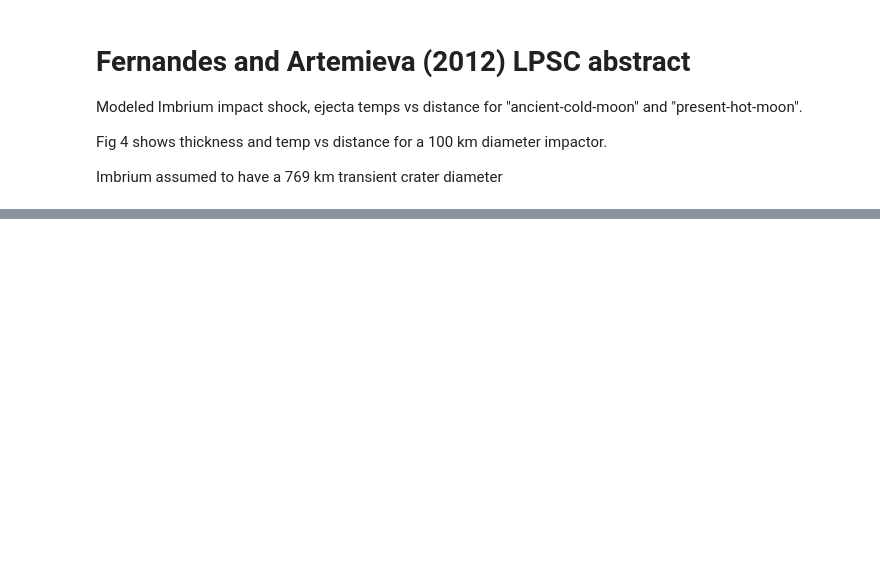
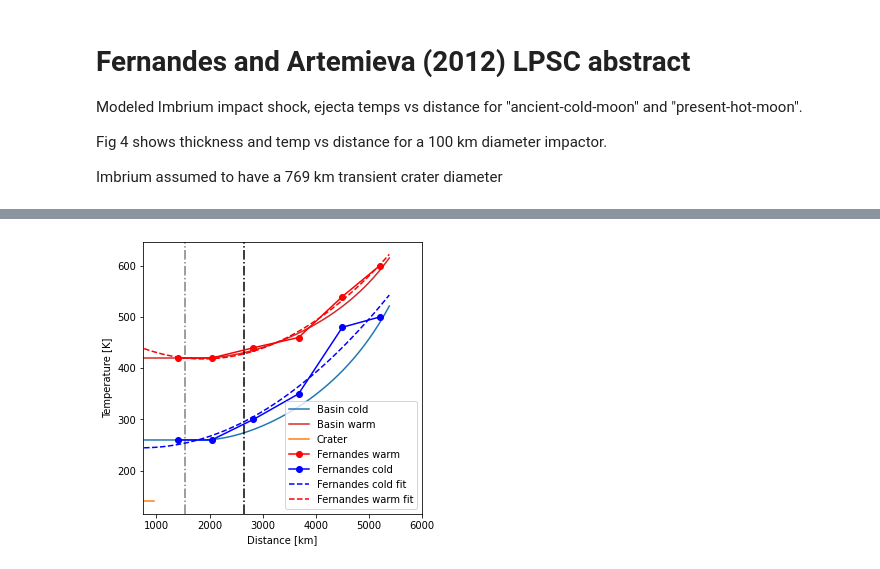
Before and after one commit to cjtu/moonpies, a Jupyter notebook: notebooks/bsed_temp_fernandes_artemieva.ipynb, the cells around one changed output, grey strips where cells are left out. Saved outputs shown, nothing was run; the diff lists cells and outputs as text; code cells hidden in the pictures; blank space fills up the shorter version.

```diff
--- a/notebooks/bsed_temp_fernandes_artemieva.ipynb
+++ b/notebooks/bsed_temp_fernandes_artemieva.ipynb
@@ -54,0 +45,82 @@ plt.plot(depth, T_cold, 'b', label='Cold')
+# %%
+from moonpies import moonpies as mp
+from moonpies import default_config
+cfg = default_config.Cfg()
+
+fig, ax = plt.subplots(figsize=(5, 5))
+df = mp.get_crater_basin_list()
+
+d_imb = 769*1e3 # [m] Imbrium, basin diam used in Fernandes and Artemieva
+d_crater = df[~df.isbasin].diam.max()  # [m] largest non-basin crater
+d_basin_max = df[df.isbasin].diam.max()  # [m] largest basin
+
+dist = np.linspace(d_imb, d_imb*7)
+for diam, label in zip((d_imb, d_crater), ('Imbrium', 'Crater')):
+    dist_crad = dist / (diam/2)
+    thick = mp.get_ejecta_thickness(dist.reshape(1, -1), np.atleast_1d(diam/2), cfg).squeeze()
+    mass = thick * cfg.target_density  # [kg/m^2]
+    vel = mp.ballistic_velocity(dist, cfg)
+
+    # Use only kinetic energy in excess of ke_heat_frac_speed
+    v_excess = vel - cfg.ke_heat_frac_speed
+    v_excess[v_excess < 0] = 0
+
+    # Get KE and scale by fraction converted to heat
+    heat_frac = cfg.ke_heat_frac
+    ke = heat_frac * mp.kinetic_energy(mass, v_excess)
+
+    # Get temps and plot
+    x = dist.squeeze() / 1e3  # [km]
+    if label == 'Crater':
+        t0_c = cfg.polar_ejecta_temp_init
+        dt_c = mp.delta_t_impact(ke, mass, mp.specific_heat_capacity(t0_c, cfg))
+        t_dist = t0_c + dt_c
+        end = np.argmin(np.abs(dist_crad - 20))  # 10 crater radii
+        ax.plot(x[:end], t_dist[:end], '-', c='tab:orange', label='Crater')
+    else:
+        t0_cold = cfg.basin_ejecta_temp_init_cold
+        t0_warm = cfg.basin_ejecta_temp_init_warm
+        dt_cold = mp.delta_t_impact(ke, mass, mp.specific_heat_capacity(t0_cold, cfg))
+        dt_warm = mp.delta_t_impact(ke, mass, mp.specific_heat_capacity(t0_warm, cfg))
+        t_dist_cold = t0_cold + dt_cold
+        t_dist_warm = t0_warm + dt_warm
+        ax.plot(x, t_dist_cold, '-', c='tab:blue', label='Basin cold')
+        ax.plot(x, t_dist_warm, '-', c='tab:red', label='Basin warm')
+
+ax.axvline(4*d_imb / 2e3, c='gray', ls='-.')
+ax.axvline(4*d_basin_max / 2e3, c='k', ls='-.')
+ax.set_xlabel('Distance [km]')
+ax.set_ylabel('Temperature [K]')
+ax.set_xlim(750, 6000)
+# ax.set_ylim(140, 600)
+
+# Points for Imbrium from Fig. 4, Fernandes and Artemieva (2012)
+fernandes_dist = np.array([1400, 2040, 2825, 3675, 4500, 5200])
+fernandes_cold = np.array([260, 260, 300, 350, 480, 500])
+fernandes_warm = np.array([420, 420, 440, 460, 540, 600])
+ax.plot(fernandes_dist, fernandes_warm, 'ro-', label='Fernandes warm')
+ax.plot(fernandes_dist, fernandes_cold, 'bo-', label='Fernandes cold')
+
+# Fit to Fernandes and Artemieva (2012)
+crad = fernandes_dist / (d_imb/2)
+xrad = x / (d_imb/2)
+pcb, pca = np.polyfit(fernandes_dist, np.log(fernandes_cold), 1)
+# ax.plot(x, np.exp(pca+xrad*pcb), 'b--', label='Fernandes cold fit')
+
+pcold = np.polyfit(crad, fernandes_cold, 2)
+fcold = np.poly1d(pcold)
+ax.plot(x, fcold(xrad), 'b--', label='Fernandes cold fit')
+print(f'basin_ejecta_temp_params_cold: {np.array2string(pcold, precision=3)}')
+
+pwarm = np.polyfit(crad, fernandes_warm, 2)
+fwarm = np.poly1d(pwarm)
+ax.plot(x, fwarm(xrad), 'r--', label='Fernandes warm fit')
+print(f'basin_ejecta_temp_params_warm: {np.array2string(pwarm, precision=3)}')
+
+# axb = ax.twinx()
+# axb.plot(x, thick, 'k--', label='Ejecta thickness')
+# axb.set_ylabel('Ejecta thickness [m]')
+# axb.set_ylim(100, 500)
+ax.legend()
+plt.show()
+# %% [output]
@@ -54,0 +129 @@ plt.plot(depth, T_cold, 'b', label='Cold')
+[figure, added]
```
Also changed, not shown: parts of 4 cells of this notebook, 7 other files.
